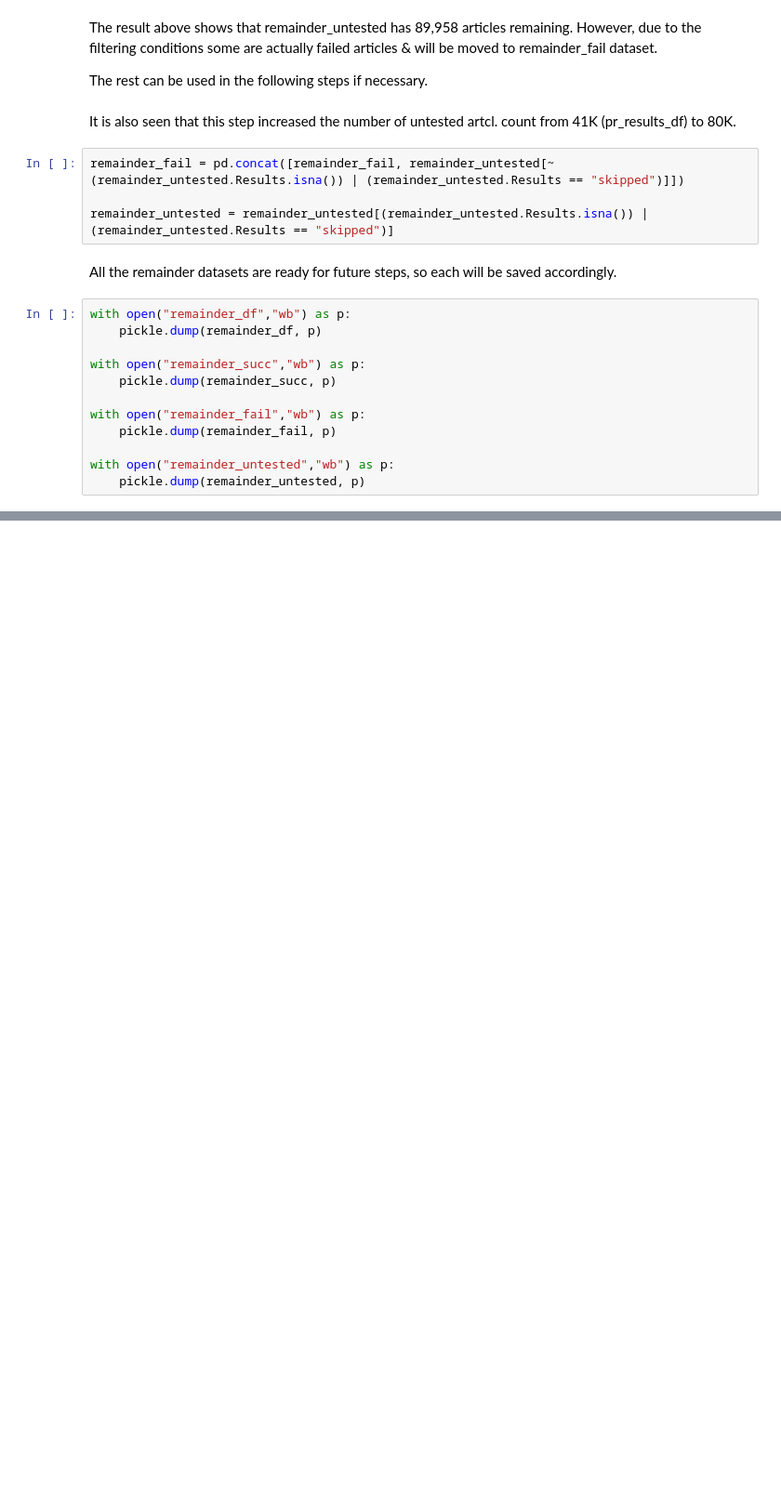
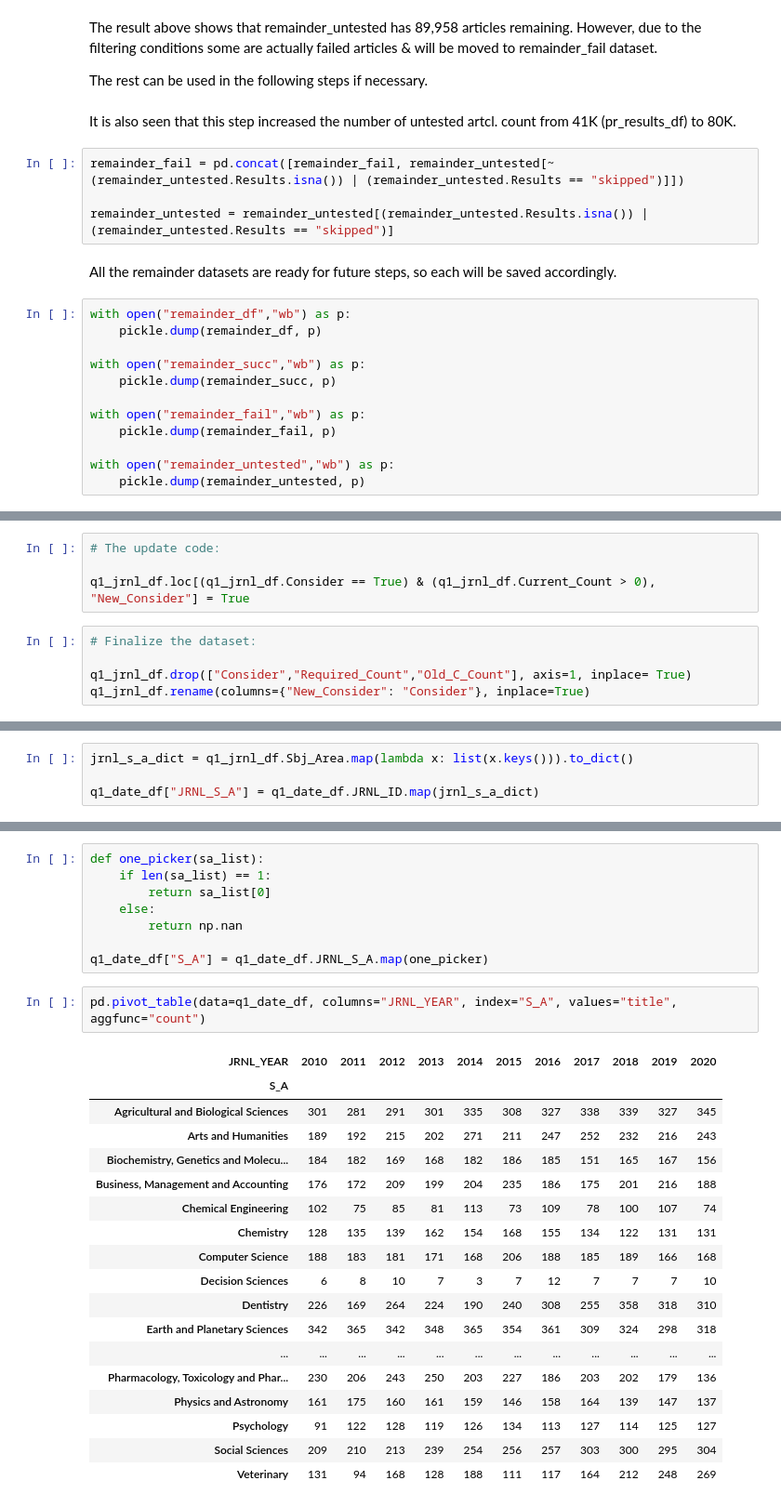
Before and after one commit to Oz-like-the-Wizard/Investigating-the-delay-times-in-academic-publishing, a Jupyter notebook: part7e_-final_extraction_part_2.ipynb, the cells around one changed output, grey strips where cells are left out. Shown: that part at 93% size. Drawn from its saved outputs; the diff is of its cells as text; blank space fills up the shorter version.

```diff
--- a/part7e_-final_extraction_part_2.ipynb
+++ b/part7e_-final_extraction_part_2.ipynb
@@ -418,0 +618,9 @@ with open("remainder_untested","wb") as p:
+# %%
+# The update code:
+
+q1_jrnl_df.loc[(q1_jrnl_df.Consider == True) & (q1_jrnl_df.Current_Count > 0), "New_Consider"] = True
+# %%
+# Finalize the dataset:
+
+q1_jrnl_df.drop(["Consider","Required_Count","Old_C_Count"], axis=1, inplace= True)
+q1_jrnl_df.rename(columns={"New_Consider": "Consider"}, inplace=True)
@@ -418,0 +658,4 @@ with open("remainder_untested","wb") as p:
+# %%
+jrnl_s_a_dict = q1_jrnl_df.Sbj_Area.map(lambda x: list(x.keys())).to_dict()
+
+q1_date_df["JRNL_S_A"] = q1_date_df.JRNL_ID.map(jrnl_s_a_dict)
@@ -418,0 +673,29 @@ with open("remainder_untested","wb") as p:
+# %%
+def one_picker(sa_list):
+    if len(sa_list) == 1:
+        return sa_list[0]
+    else:
+        return np.nan
+
+q1_date_df["S_A"] = q1_date_df.JRNL_S_A.map(one_picker)
+# %%
+pd.pivot_table(data=q1_date_df, columns="JRNL_YEAR", index="S_A", values="title", aggfunc="count")
+# %% [output]
+| JRNL_YEAR | 2010 | 2011 | 2012 | 2013 | 2014 | 2015 | 2016 | 2017 | 2018 | 2019 | 2020 |
+| S_A |  |  |  |  |  |  |  |  |  |  |  |
+| Agricultural and Biological Sciences | 301 | 281 | 291 | 301 | 335 | 308 | 327 | 338 | 339 | 327 | 345 |
+| Arts and Humanities | 189 | 192 | 215 | 202 | 271 | 211 | 247 | 252 | 232 | 216 | 243 |
+| Biochemistry, Genetics and Molecu... | 184 | 182 | 169 | 168 | 182 | 186 | 185 | 151 | 165 | 167 | 156 |
+| Business, Management and Accounting | 176 | 172 | 209 | 199 | 204 | 235 | 186 | 175 | 201 | 216 | 188 |
+| Chemical Engineering | 102 | 75 | 85 | 81 | 113 | 73 | 109 | 78 | 100 | 107 | 74 |
+| Chemistry | 128 | 135 | 139 | 162 | 154 | 168 | 155 | 134 | 122 | 131 | 131 |
+| Computer Science | 188 | 183 | 181 | 171 | 168 | 206 | 188 | 185 | 189 | 166 | 168 |
+| Decision Sciences | 6 | 8 | 10 | 7 | 3 | 7 | 12 | 7 | 7 | 7 | 10 |
+| Dentistry | 226 | 169 | 264 | 224 | 190 | 240 | 308 | 255 | 358 | 318 | 310 |
+| Earth and Planetary Sciences | 342 | 365 | 342 | 348 | 365 | 354 | 361 | 309 | 324 | 298 | 318 |
+| ... | ... | ... | ... | ... | ... | ... | ... | ... | ... | ... | ... |
+| Pharmacology, Toxicology and Phar... | 230 | 206 | 243 | 250 | 203 | 227 | 186 | 203 | 202 | 179 | 136 |
+| Physics and Astronomy | 161 | 175 | 160 | 161 | 159 | 146 | 158 | 164 | 139 | 147 | 137 |
+| Psychology | 91 | 122 | 128 | 119 | 126 | 134 | 113 | 127 | 114 | 125 | 127 |
+| Social Sciences | 209 | 210 | 213 | 239 | 254 | 256 | 257 | 303 | 300 | 295 | 304 |
+| Veterinary | 131 | 94 | 168 | 128 | 188 | 111 | 117 | 164 | 212 | 248 | 269 |
```
Also changed, not shown: parts of 60 cells of this notebook, 4 other files.
